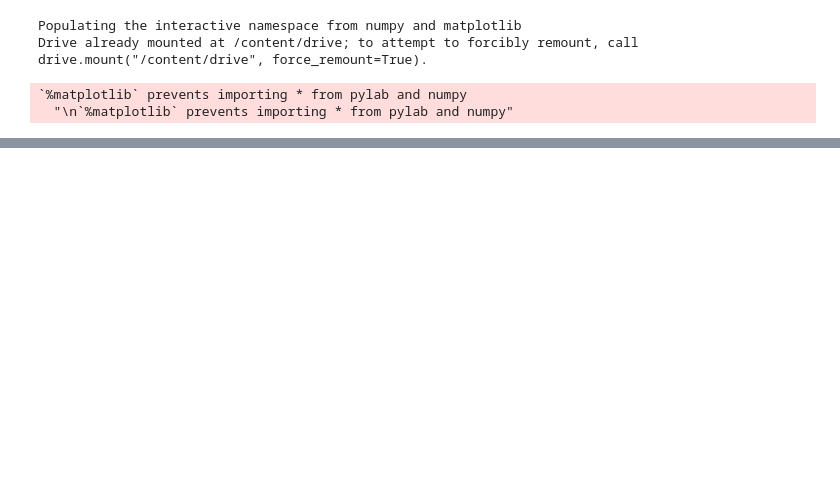
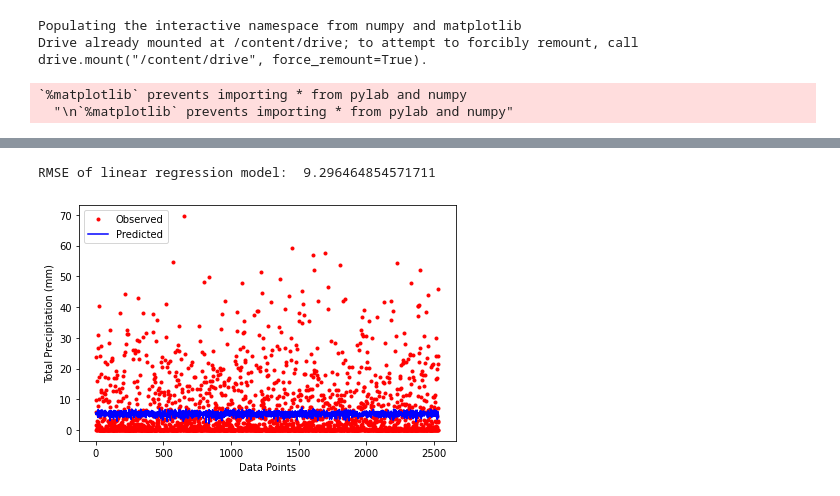
Before and after one commit to chuchun2/ATMS597-Project6-GroupB, a Jupyter notebook: ATMS597_Project6_GroupB_LinearRegression.ipynb, the cells around one changed output, grey strips where cells are left out. Drawn from its saved outputs; the diff is of its cells as text; code cells hidden in the pictures; blank space fills up the shorter version.

Commit message:
Updated linear regression model for SESA

```diff
--- a/ATMS597_Project6_GroupB_LinearRegression.ipynb
+++ b/ATMS597_Project6_GroupB_LinearRegression.ipynb
@@ -366,0 +23,5 @@ RMSE of linear regression model:  3.3651068535941673
+# %%
+# Load saved combined data
+SESA_MJOIndices_df = pd.read_csv(YOUR_DIRECTORY + 'SESA_Avg_Precip_MJOIndices_SoilMoisture.csv', index_col = 'Unnamed: 0')
+SESA_MJOIndices_df.index = pd.to_datetime(SESA_MJOIndices_df.index)
+SESA_MJOIndices_df
@@ -366,0 +44,4 @@ RMSE of linear regression model:  3.3651068535941673
+# %%
+# select the data
+data = SESA_MJOIndices_df
+data
@@ -366,0 +62,30 @@ RMSE of linear regression model:  3.3651068535941673
+# %%
+from sklearn.preprocessing import normalize
+
+# Separate observation precipitation and features
+y = data['SESA_Avg_GPCP_Precip'].to_numpy()
+X = data.drop(columns = ['SESA_Avg_GPCP_Precip']).to_numpy()
+X_norm = (X - mean(X, axis=0)) / std(X, axis=0)
+
+# Split the data into training and testing sets
+train_X, test_X, train_y, test_y = train_test_split(X_norm, y, test_size = 0.3, random_state = 42)
+
+# Linear regression model
+model_LinearRegression = LinearRegression()
+model_LinearRegression.fit(train_X, train_y)
+
+LinearRegression_predict_y = model_LinearRegression.predict(test_X)
+rmse_LinearRegression = sqrt(mean_squared_error(test_y, LinearRegression_predict_y))
+print('RMSE of linear regression model: ', rmse_LinearRegression)
+
+# Plot testing data and model prediction
+plt.plot(test_y, '.', color='r', label='Observed')
+plt.plot(LinearRegression_predict_y, '-', color='b', label='Predicted')
+plt.legend(loc='upper left')
+plt.xlabel('Data Points')
+plt.ylabel('Total Precipitation (mm)')
+plt.tight_layout()
+plt.savefig(YOUR_DIRECTORY + 'LinearRegression_SESA_PRCP.png', dpi=600)
+# %% [output]
+RMSE of linear regression model:  9.296464854571711
+[figure, added]
```
Also changed, not shown: parts of 46 cells of this notebook.
